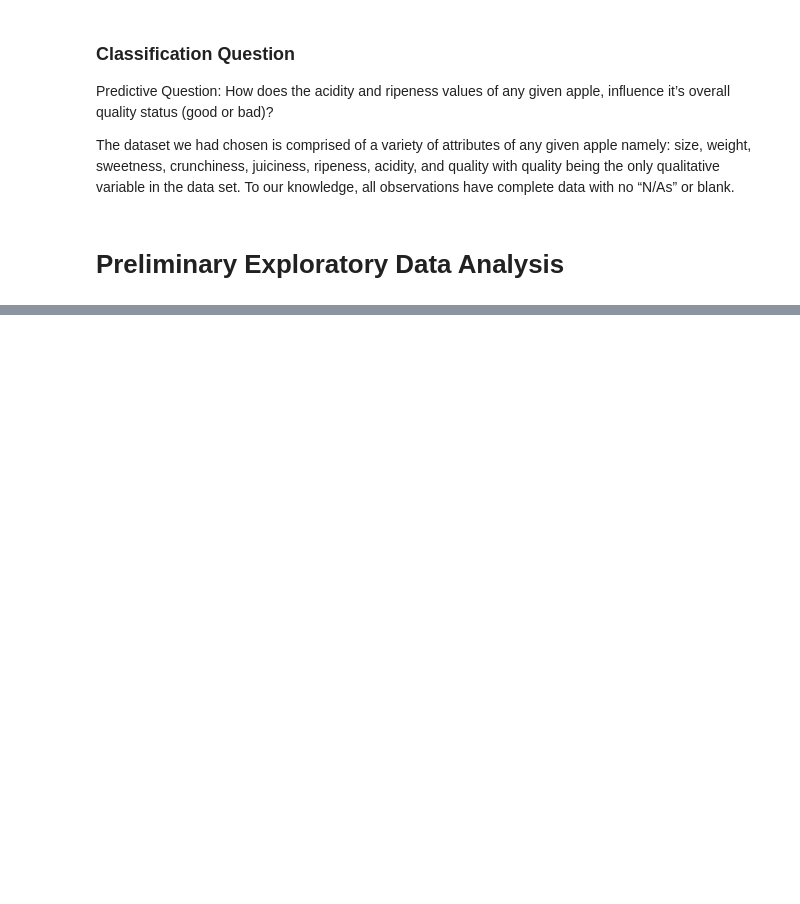
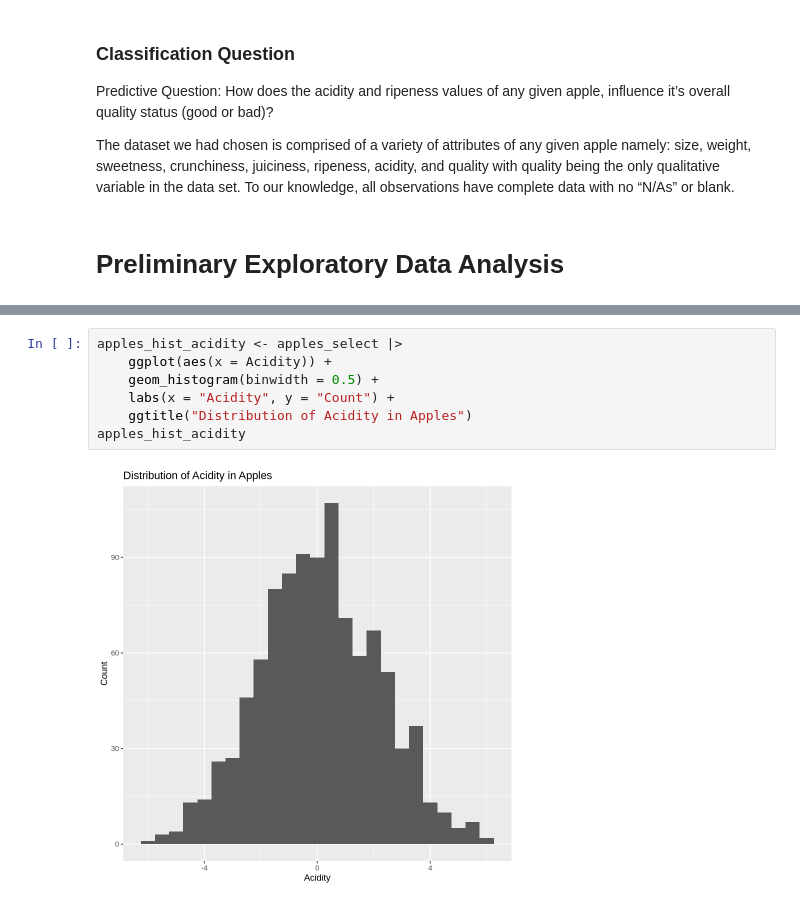
Before and after one commit to Ethkazin/DSCI-100-Group-Project, a Jupyter notebook: group_project_actual.ipynb, the cells around one changed output, grey strips where cells are left out. Drawn from its saved outputs; the diff is of its cells as text; blank space fills up the shorter version.

```diff
--- a/group_project_actual.ipynb
+++ b/group_project_actual.ipynb
@@ -82,0 +71,9 @@ apples_split <- initial_split(apples_select, prop = 0.75,
+# %%
+apples_hist_acidity <- apples_select |>
+    ggplot(aes(x = Acidity)) +
+    geom_histogram(binwidth = 0.5) +
+    labs(x = "Acidity", y = "Count") +
+    ggtitle("Distribution of Acidity in Apples")
+apples_hist_acidity
+# %% [output]
+[figure, added]
```
Also changed, not shown: parts of 6 cells of this notebook.
